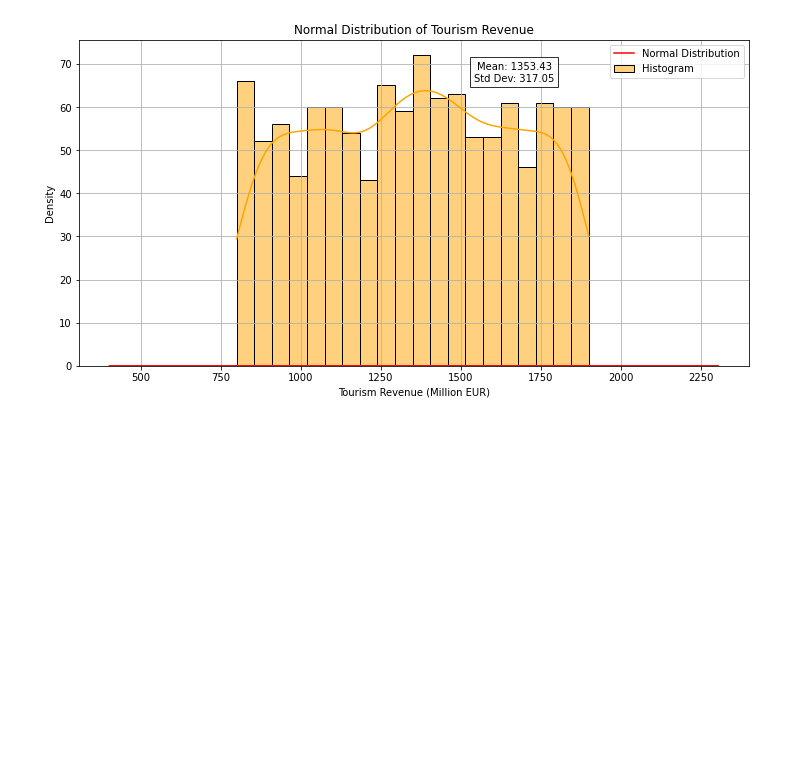
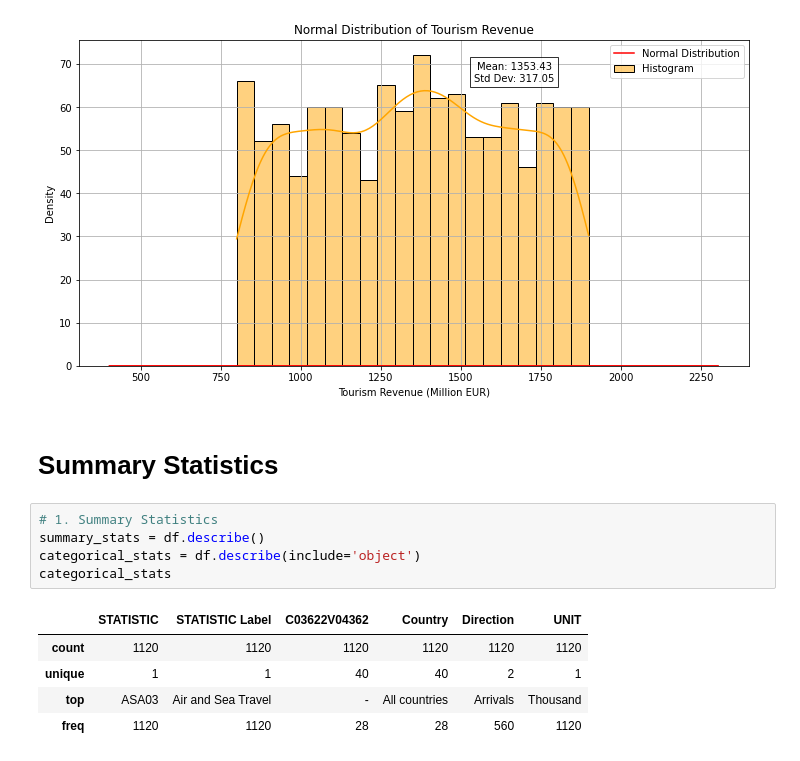
Before and after one commit to Olufeyi24049/MSC_DA_CA1, a Jupyter notebook: CodeFile.ipynb, the cells around one changed output. Saved outputs shown, nothing was run; the diff lists cells and outputs as text; blank space fills up the shorter version.

```diff
--- a/CodeFile.ipynb
+++ b/CodeFile.ipynb
@@ -205,3 +205,16 @@ plt.grid(True)
 plt.show()
 # %% [output]
 [figure]
+# %% [markdown]
+# Summary Statistics
+# %%
+# 1. Summary Statistics
+summary_stats = df.describe()
+categorical_stats = df.describe(include='object')
+categorical_stats
+# %% [output]
+|  | STATISTIC | STATISTIC Label | C03622V04362 | Country | Direction | UNIT |
+| count | 1120 | 1120 | 1120 | 1120 | 1120 | 1120 |
+| unique | 1 | 1 | 40 | 40 | 2 | 1 |
+| top | ASA03 | Air and Sea Travel | - | All countries | Arrivals | Thousand |
+| freq | 1120 | 1120 | 28 | 28 | 560 | 1120 |
```
Also changed, not shown: parts of 5 cells of this notebook.
